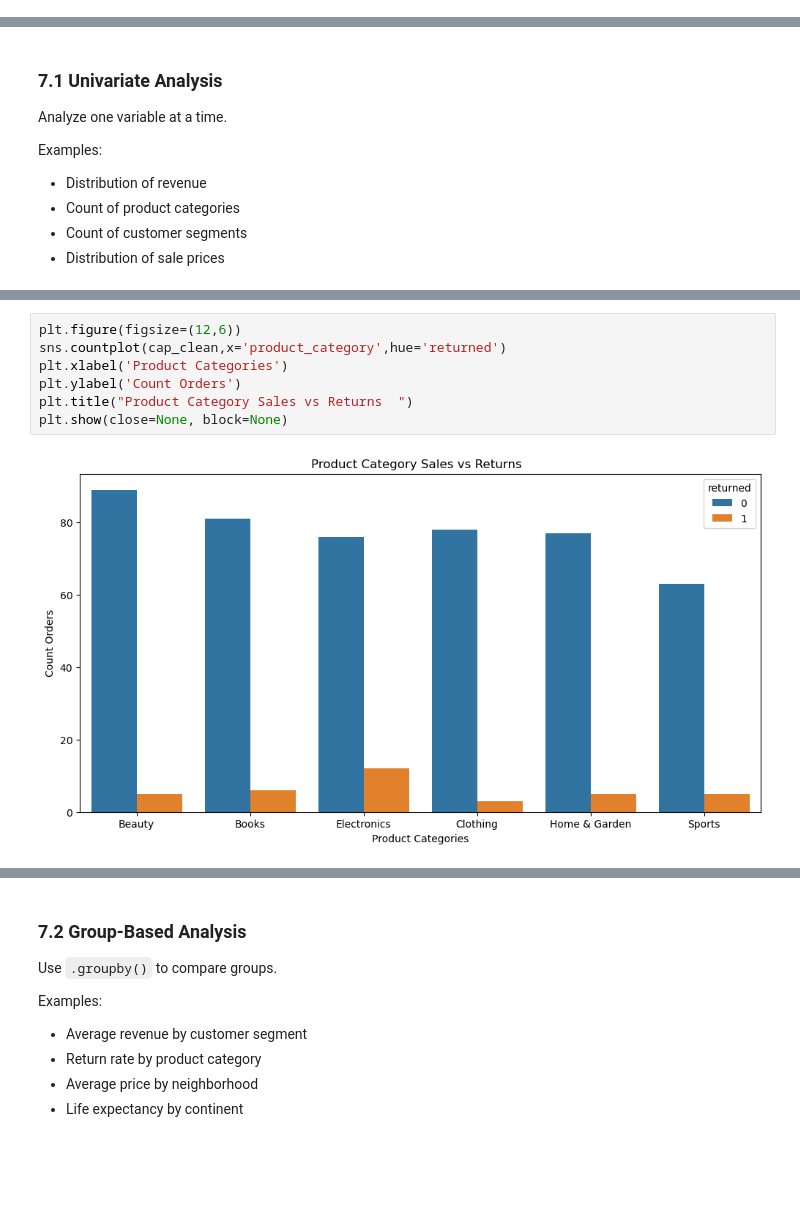
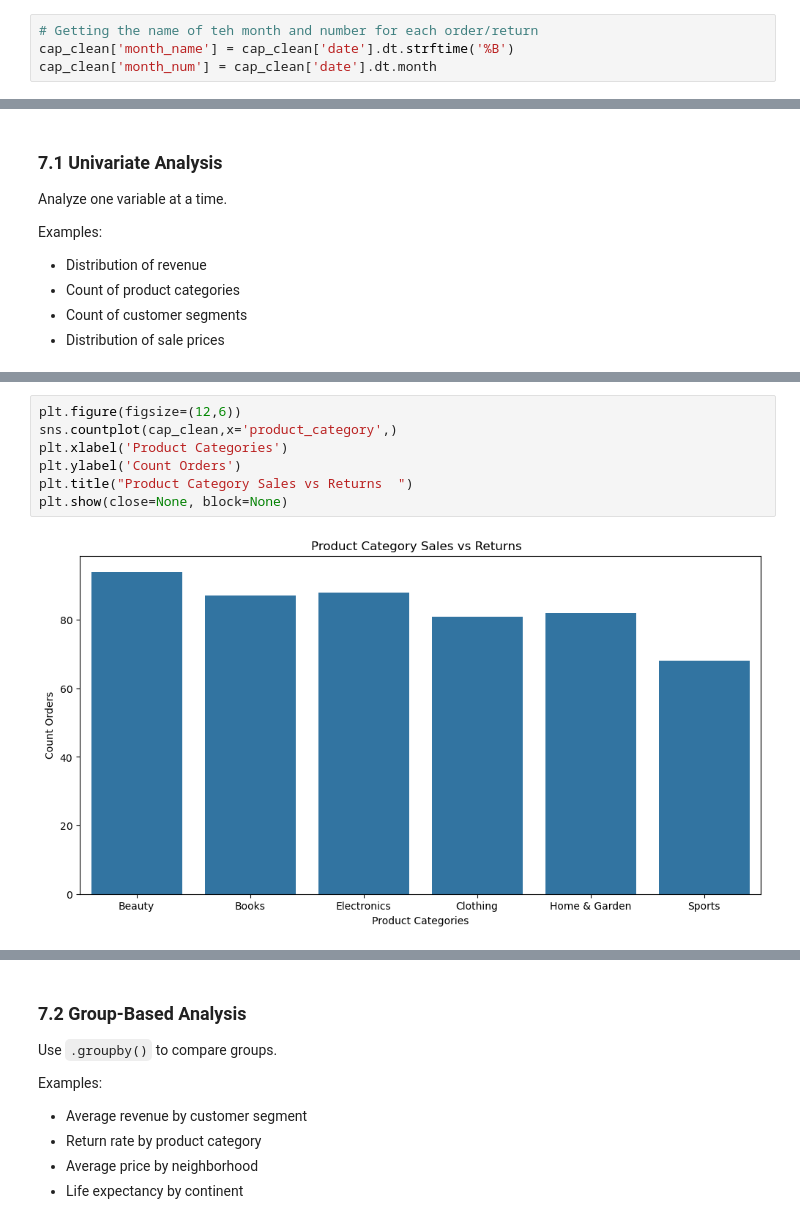
Before and after one commit to GregConfessore/capstone-pad, a Jupyter notebook: notebooks/capstone_starter_notebook.ipynb, the cells around one changed output, grey strips where cells are left out. Cells and saved outputs as stored; diff of their text form; blank space fills up the shorter version.

```diff
--- a/notebooks/capstone_starter_notebook.ipynb
+++ b/notebooks/capstone_starter_notebook.ipynb
@@ -391,3 +397,7 @@ cap_clean.head()
 | 2 | TXN-00421 | 2025-01-02 | CUST-4935 | Returning | Books | 457.24 | 2 | ... |
 | 3 | TXN-00163 | 2025-01-02 | CUST-2020 | Returning | Electronics | 52.72 | 1 | ... |
 | 4 | TXN-00032 | 2025-01-04 | CUST-3205 | New | Books | 299.91 | 3 | ... |
+# %%
+# Getting the name of teh month and number for each order/return
+cap_clean['month_name'] = cap_clean['date'].dt.strftime('%B')
+cap_clean['month_num'] = cap_clean['date'].dt.month
@@ -457,9 +478,9 @@ plt.show(close=None, block=None)
 # %%
 plt.figure(figsize=(12,6))
-sns.countplot(cap_clean,x='product_category',hue='returned')
+sns.countplot(cap_clean,x='product_category',)
 plt.xlabel('Product Categories')
 plt.ylabel('Count Orders')
 plt.title("Product Category Sales vs Returns  ")
 plt.show(close=None, block=None)
 # %% [output]
-[figure, old version]
+[figure, new version]
```
Also changed, not shown: parts of 24 cells of this notebook.
